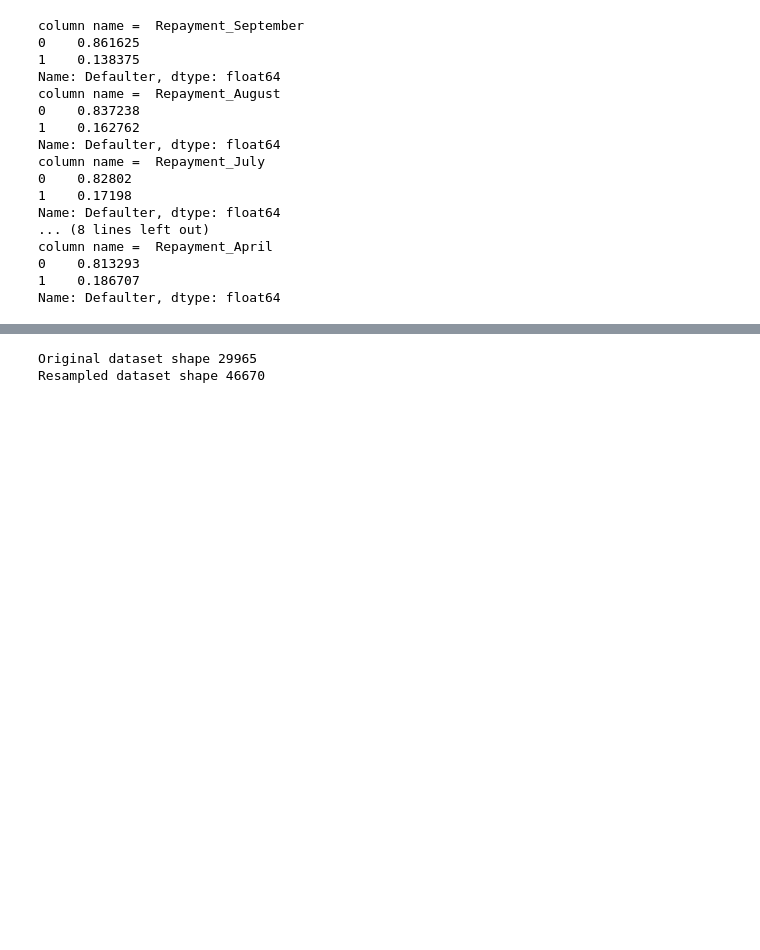
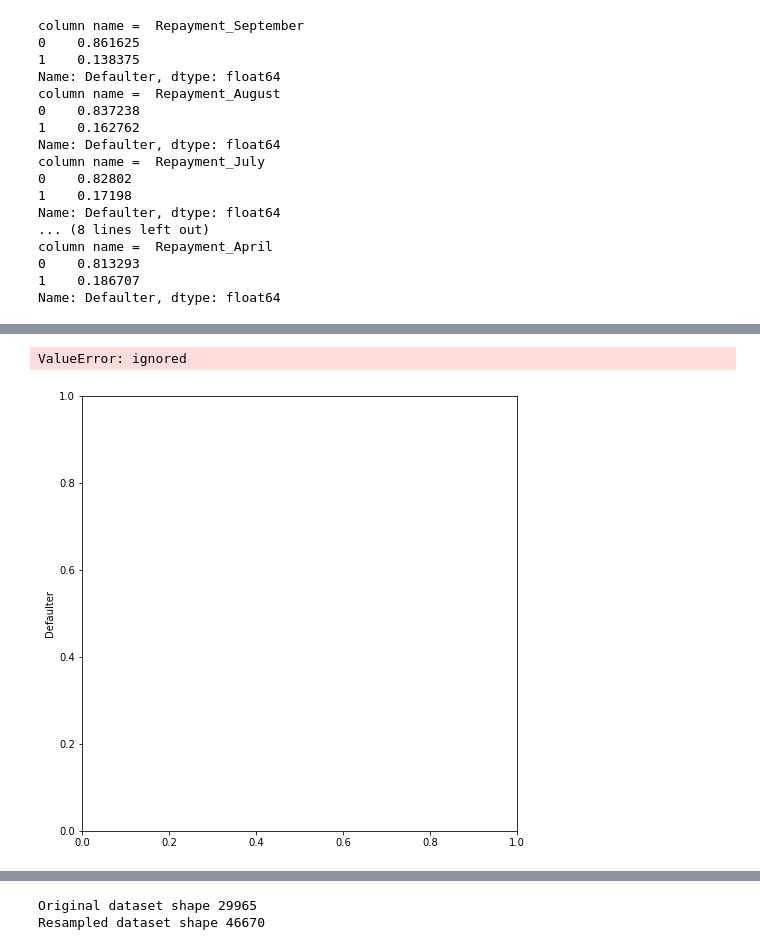
Before and after one commit to armanalam6342/Credit-Card-Default-Prediction, a Jupyter notebook: Credit_Card_Default_Prediction_Capstone_Project.ipynb, the cells around one changed output, grey strips where cells are left out. Cells and saved outputs as stored; diff of their text form; code cells hidden in the pictures; blank space fills up the shorter version.

```diff
--- a/Credit_Card_Default_Prediction_Capstone_Project.ipynb
+++ b/Credit_Card_Default_Prediction_Capstone_Project.ipynb
@@ -302,0 +348,7 @@ df.sample(10)
+# %%
+df['Defaulter'].value_counts().plot.pie(explode=[len(df['Defaulter'].value_counts())], autopct='%1.1f%%', shadow=True, figsize=(8,8))
+plt.title('Pie Chart for Class')
+plt.show()
+# %% [output]
+ValueError: ignored
+[figure, added]
```
Also changed, not shown: parts of 25 cells of this notebook.
